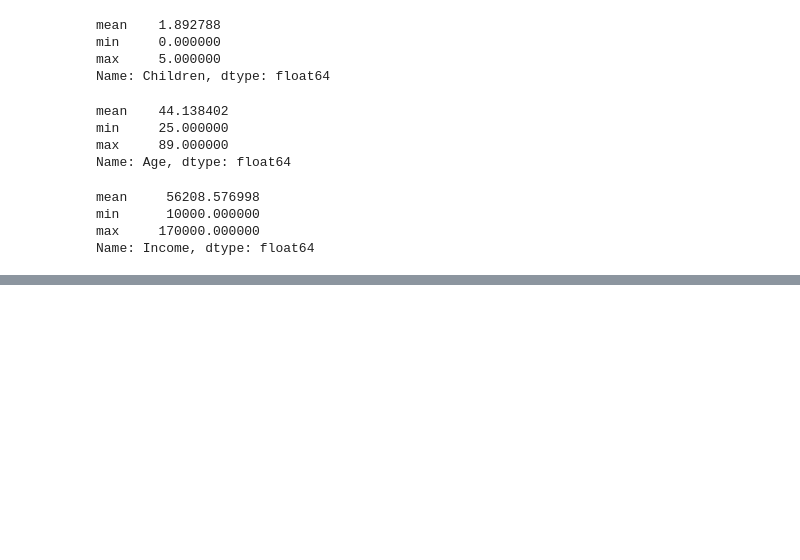
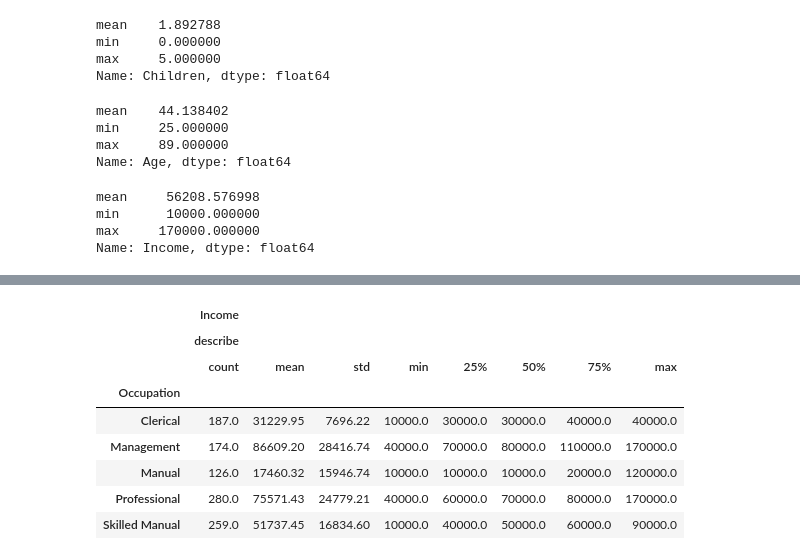
Before and after one commit to sledhead/CoLab_test, a Jupyter notebook: pandas_test.ipynb, the cells around one changed output, grey strips where cells are left out. Cells and saved outputs as stored; diff of their text form; code cells hidden in the pictures; blank space fills up the shorter version.

```diff
--- a/pandas_test.ipynb
+++ b/pandas_test.ipynb
@@ -137,0 +149,13 @@ Name: Income, dtype: float64
+# %%
+agg_func_describe = {'Income': ['describe']}
+df.groupby(['Occupation']).agg(agg_func_describe).round(2)
+# %% [output]
+|  | Income |  |  |  |  |  |  |  |
+|  | describe |  |  |  |  |  |  |  |
+|  | count | mean | std | min | 25% | 50% | 75% | max |
+| Occupation |  |  |  |  |  |  |  |  |
+| Clerical | 187.0 | 31229.95 | 7696.22 | 10000.0 | 30000.0 | 30000.0 | 40000.0 | 40000.0 |
+| Management | 174.0 | 86609.20 | 28416.74 | 40000.0 | 70000.0 | 80000.0 | 110000.0 | 170000.0 |
+| Manual | 126.0 | 17460.32 | 15946.74 | 10000.0 | 10000.0 | 10000.0 | 20000.0 | 120000.0 |
+| Professional | 280.0 | 75571.43 | 24779.21 | 40000.0 | 60000.0 | 70000.0 | 80000.0 | 170000.0 |
+| Skilled Manual | 259.0 | 51737.45 | 16834.60 | 10000.0 | 40000.0 | 50000.0 | 60000.0 | 90000.0 |
```
Also changed, not shown: parts of 6 cells of this notebook.
